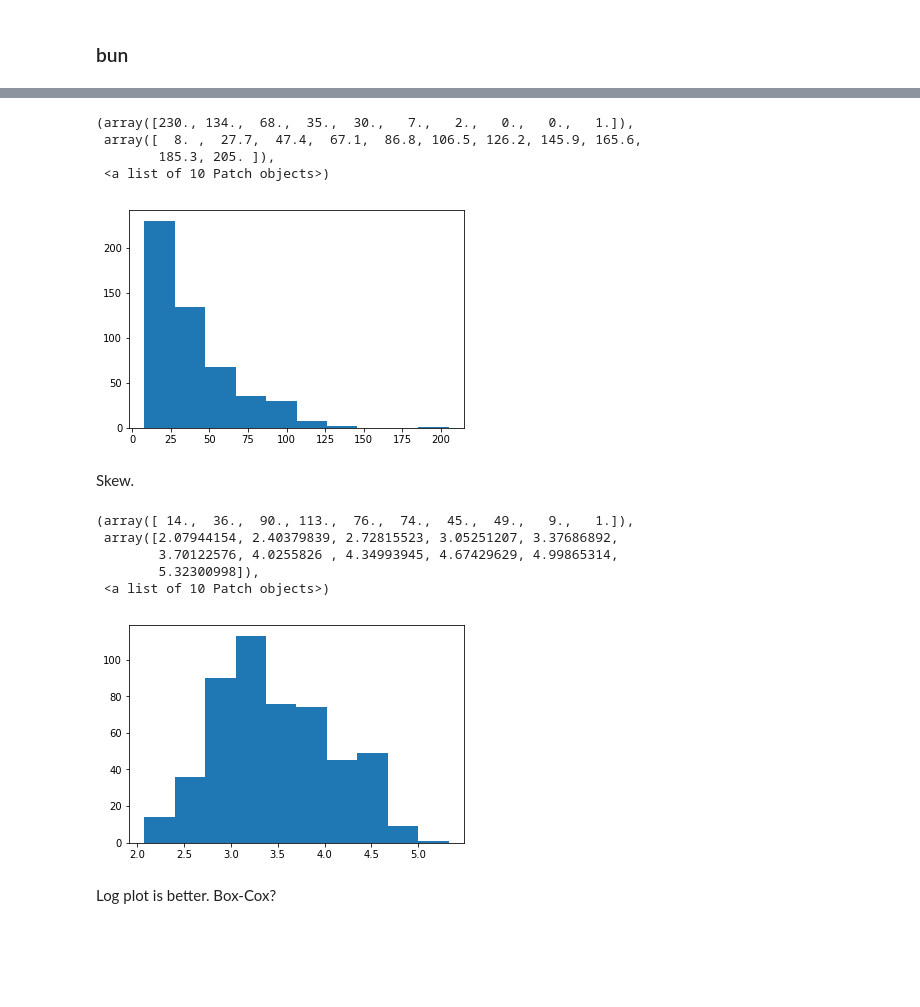
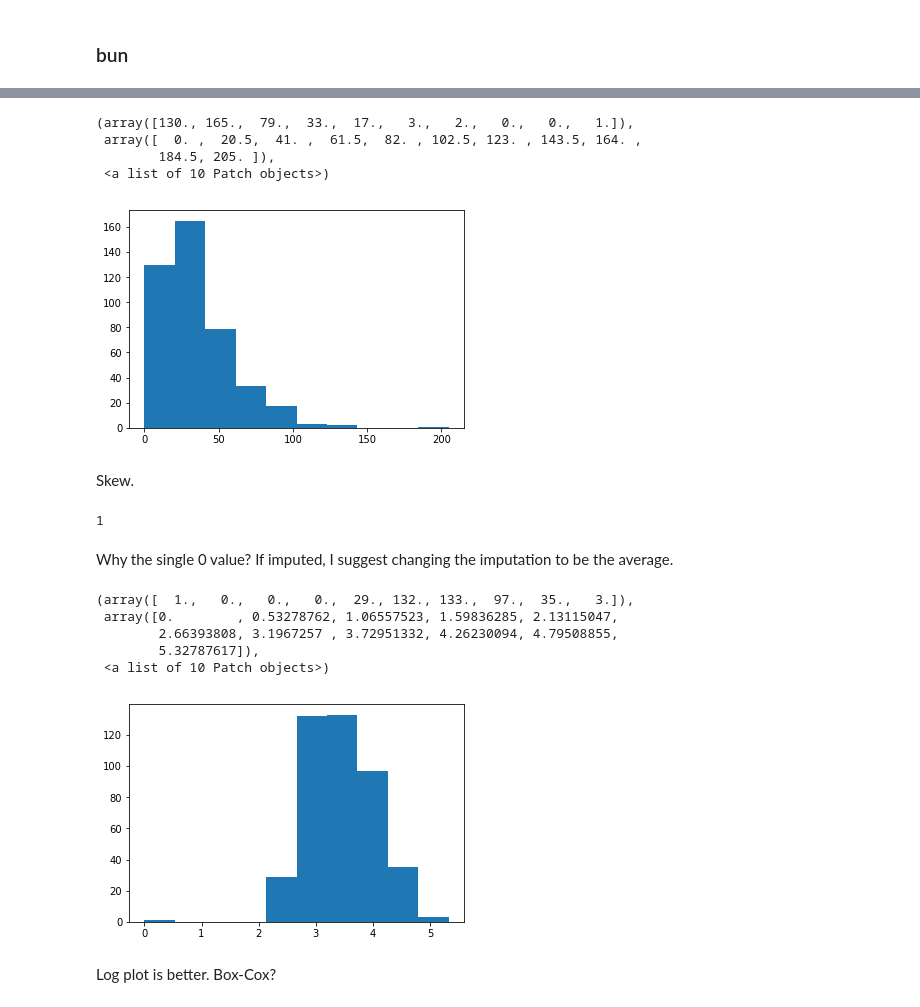
Before and after one commit to sjmalice/Cardiac, a Jupyter notebook: SimonEDA.ipynb, the cells around one changed output, grey strips where cells are left out. Cells and saved outputs as stored; diff of their text form; code cells hidden in the pictures; blank space fills up the shorter version.

```diff
--- a/SimonEDA.ipynb
+++ b/SimonEDA.ipynb
@@ -16,7 +18,6 @@ from Clean_Fun import *
 
 # NOTE have to use remove_invalid_rows() inside ALex's function,
 # before we remove patient name
-impute_na=9999
 # %% Load dataset
 
 live_path='Data/Cardiac Program_M.xlsx'
@@ -26,13 +27,10 @@ archive_sheet_pkl='pickle_jar/archive_sheets.pkl'
 datecol_pkl='pickle_jar/datecols.pkl'
 df = sheet_merge(live_path, archive_path,
     live_sheet_pkl, archive_sheet_pkl, datecol_pkl)
-
-
 # %% test patients, determing Response Value
 
 # NOTE have to remove invalid rows
-
-df = determine_outcome_train_test(df)
+df['outcome']=df.apply(lambda row: determine_outcome(row['status'],row['discharge'],row['discharge_date']),axis=1)
 train_df,test_df=train_test_split_sg(df)
 df=train_df.copy() # for now
 del test_df
@@ -42,7 +40,6 @@ del test_df
 df['ef']=df['ef'].apply(lambda x: clean_EF_rows(x))
 
 # Clean Blood Pressure rows
-
 df['diastolic']=df.apply(lambda row: clean_diastolic_columns(
     row['diastolic'],row['resting_bp'],col_type='di'),axis=1)
 df['systolic']=df.apply(lambda row: clean_diastolic_columns(
@@ -52,11 +49,14 @@ df['systolic']=df.apply(lambda row: clean_diastolic_columns(
 uniq_diag=find_unique_diag(df.diagnosis_1)
 dummy_df_diag=dummify_diagnoses(df,uniq_diag,diagnosis_col='diagnosis_1')
 df.drop('diagnosis_1',axis=1,inplace=True)
+dummy_df_diag.columns=pd.Series(uniq_diag).apply(lambda x: remove_paren(x)).append(pd.Series('enrollId'))
 df=df.merge(dummy_df_diag,on='enrollId',how="inner")
+
+# clean HR
+df['resting_hr']=df.resting_hr.apply(lambda x: hand_dates(x))
 
 # Clean Meds and aicd
 # acute or chronic
-
 med_aicd_clean(df,'ace', 0)
 med_aicd_clean(df,'bb', 0)
 med_aicd_clean(df,'diuretics', 0)
@@ -64,15 +64,27 @@ med_aicd_clean(df,'anticoagulant', 0)
 med_aicd_clean(df,'ionotropes', 0)
 med_aicd_clean(df,'aicd', 0)
 
-weight_dur_age_clean(df,dur_na=-999999,age_na=-99.,weight_perc_cutoff=0.2)
+# weight_dur_age_clean(df,dur_na=9999,age_na=9999,weight_perc_cutoff=0.2)
+df['duration']=df.apply(lambda row: find_duration(row['discharge'],
+    row['enrollment_date'],row['discharge_date']),axis=1)
+df['age'] = df['date_of_birth'].apply(find_age)
+df['weight_change_since_admit'] = df.apply(lambda row: clean_weight_change(
+    row['weight'],row['weight_change_since_admit']),axis=1)
+
 remove_invalid_rows(df)
+
+df.loc[df['duration']==9999, 'duration'] = None
+df.loc[df['age']==9999, 'age'] = None
 
 # %%
 pd.set_option('display.max_columns', 60)
 df.drop_duplicates(inplace=True)
-df.reset_index(inplace=True)
-df.drop(columns=['index'], inplace=True)
+df.reset_index(inplace=True, drop=True)
+df.columns = [x.replace(" ", "_") for x in df.columns]
+df = drop_date_cols(df)
 df
+
+df.to_csv('Data/clean_test.csv')
 # %% [output]
 The autoreload extension is already loaded. To reload it, use:
   %reload_ext autoreload
@@ -187,4 +175,4 @@ Name: status, dtype: int64
 <p><a name="bnp"></a></p>
 ### BNP
 # %%
-df.bnp
+df.bnp = pd.to_numeric(df.bnp)
@@ -389,22 +353,28 @@ Name: bun, Length: 518, dtype: object
 # %%
 plt.hist(df.bun.dropna().map(int))
 # %% [output]
-(array([230., 134.,  68.,  35.,  30.,   7.,   2.,   0.,   0.,   1.]),
- array([  8. ,  27.7,  47.4,  67.1,  86.8, 106.5, 126.2, 145.9, 165.6,
-        185.3, 205. ]),
+(array([130., 165.,  79.,  33.,  17.,   3.,   2.,   0.,   0.,   1.]),
+ array([  0. ,  20.5,  41. ,  61.5,  82. , 102.5, 123. , 143.5, 164. ,
+        184.5, 205. ]),
  <a list of 10 Patch objects>)
-[figure, old version]
+[figure, new version]
 # %% [markdown]
 Skew.
+# %%
+(df.bun == 0).sum()
+# %% [output]
+1
+# %% [markdown]
+Why the single 0 value? If imputed, I suggest changing the imputation to be the average.
 # %%
-plt.hist(df.bun.dropna().map(int).map(np.log))
+plt.hist((df.bun.map(int) + 1).map(np.log))
 # %% [output]
-(array([ 14.,  36.,  90., 113.,  76.,  74.,  45.,  49.,   9.,   1.]),
- array([2.07944154, 2.40379839, 2.72815523, 3.05251207, 3.37686892,
-        3.70122576, 4.0255826 , 4.34993945, 4.67429629, 4.99865314,
-        5.32300998]),
+(array([  1.,   0.,   0.,   0.,  29., 132., 133.,  97.,  35.,   3.]),
+ array([0.        , 0.53278762, 1.06557523, 1.59836285, 2.13115047,
+        2.66393808, 3.1967257 , 3.72951332, 4.26230094, 4.79508855,
+        5.32787617]),
  <a list of 10 Patch objects>)
-[figure, old version]
+[figure, new version]
 # %% [markdown]
 Log plot is better. Box-Cox?
 # %% [markdown]
```
Also changed, not shown: parts of 79 cells of this notebook.
